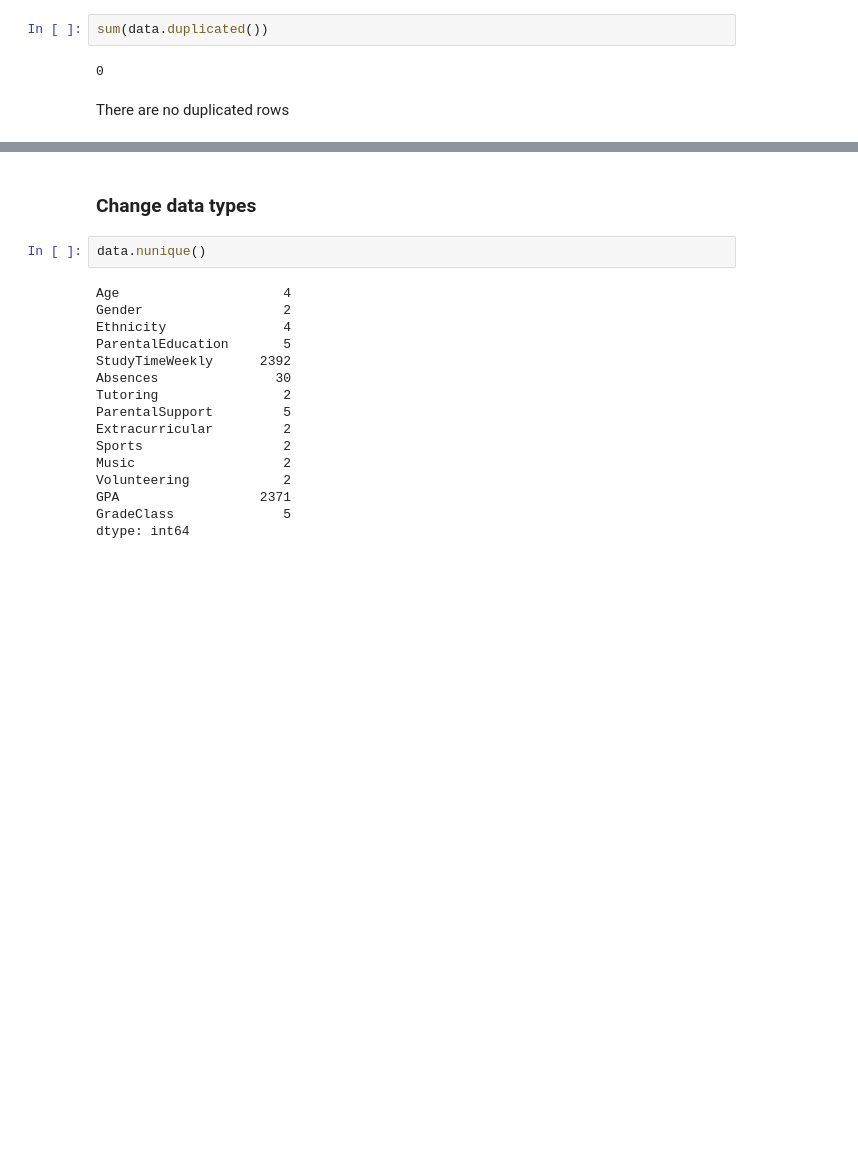
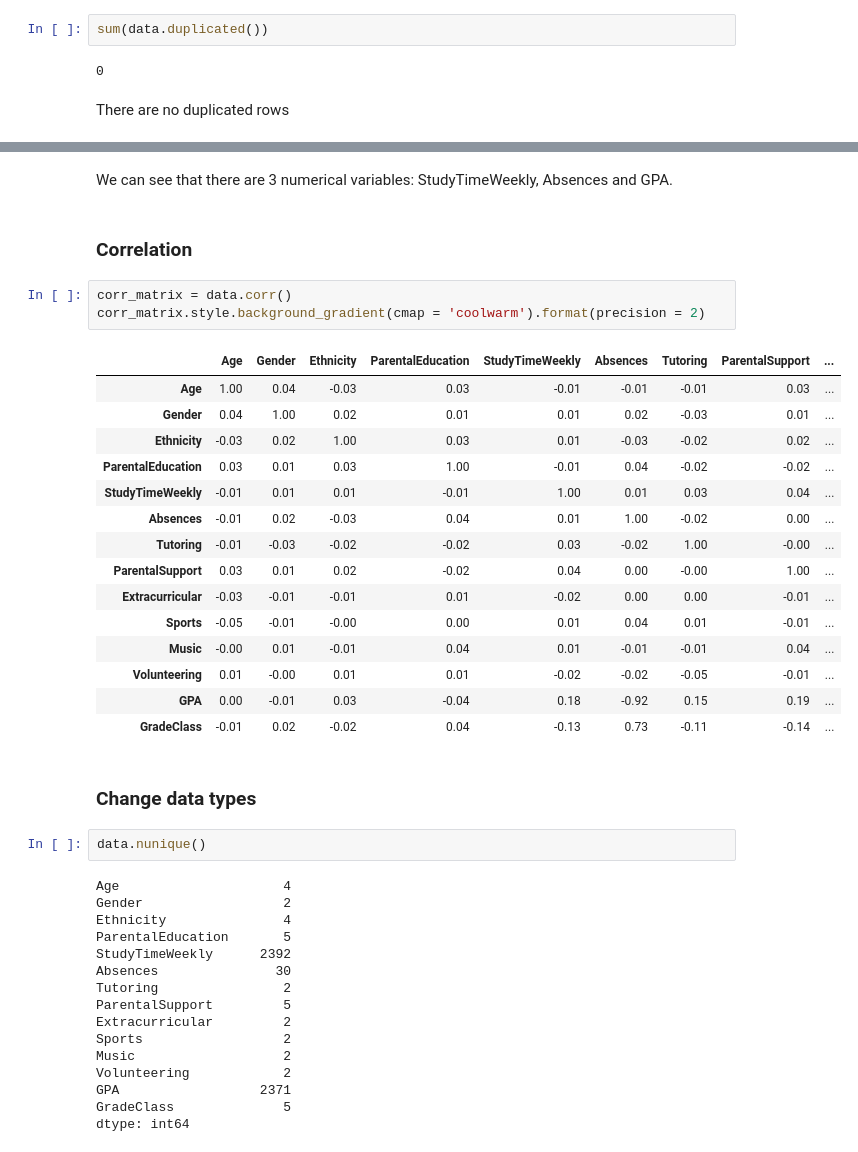
Before and after one commit to dstpnwska/StudentsPerformance, a Jupyter notebook: students-performance.ipynb, the cells around one changed output, grey strips where cells are left out. Cells and saved outputs as stored; diff of their text form; blank space fills up the shorter version.

```diff
--- a/students-performance.ipynb
+++ b/students-performance.ipynb
@@ -59,3 +91,26 @@ There are no duplicated rows
+# %% [markdown]
+We can see that there are 3 numerical variables: StudyTimeWeekly, Absences and GPA.
+# %% [markdown]
+### Correlation
+# %%
+corr_matrix = data.corr()
+corr_matrix.style.background_gradient(cmap = 'coolwarm').format(precision = 2)
+# %% [output]
+|  | Age | Gender | Ethnicity | ParentalEducation | StudyTimeWeekly | Absences | Tutoring | ParentalSupport | ... |
+| Age | 1.00 | 0.04 | -0.03 | 0.03 | -0.01 | -0.01 | -0.01 | 0.03 | ... |
+| Gender | 0.04 | 1.00 | 0.02 | 0.01 | 0.01 | 0.02 | -0.03 | 0.01 | ... |
+| Ethnicity | -0.03 | 0.02 | 1.00 | 0.03 | 0.01 | -0.03 | -0.02 | 0.02 | ... |
+| ParentalEducation | 0.03 | 0.01 | 0.03 | 1.00 | -0.01 | 0.04 | -0.02 | -0.02 | ... |
+| StudyTimeWeekly | -0.01 | 0.01 | 0.01 | -0.01 | 1.00 | 0.01 | 0.03 | 0.04 | ... |
+| Absences | -0.01 | 0.02 | -0.03 | 0.04 | 0.01 | 1.00 | -0.02 | 0.00 | ... |
+| Tutoring | -0.01 | -0.03 | -0.02 | -0.02 | 0.03 | -0.02 | 1.00 | -0.00 | ... |
+| ParentalSupport | 0.03 | 0.01 | 0.02 | -0.02 | 0.04 | 0.00 | -0.00 | 1.00 | ... |
+| Extracurricular | -0.03 | -0.01 | -0.01 | 0.01 | -0.02 | 0.00 | 0.00 | -0.01 | ... |
+| Sports | -0.05 | -0.01 | -0.00 | 0.00 | 0.01 | 0.04 | 0.01 | -0.01 | ... |
+| Music | -0.00 | 0.01 | -0.01 | 0.04 | 0.01 | -0.01 | -0.01 | 0.04 | ... |
+| Volunteering | 0.01 | -0.00 | 0.01 | 0.01 | -0.02 | -0.02 | -0.05 | -0.01 | ... |
+| GPA | 0.00 | -0.01 | 0.03 | -0.04 | 0.18 | -0.92 | 0.15 | 0.19 | ... |
+| GradeClass | -0.01 | 0.02 | -0.02 | 0.04 | -0.13 | 0.73 | -0.11 | -0.14 | ... |
 # %% [markdown]
 ### Change data types
 # %%
```
Also changed, not shown: parts of 21 cells of this notebook.
